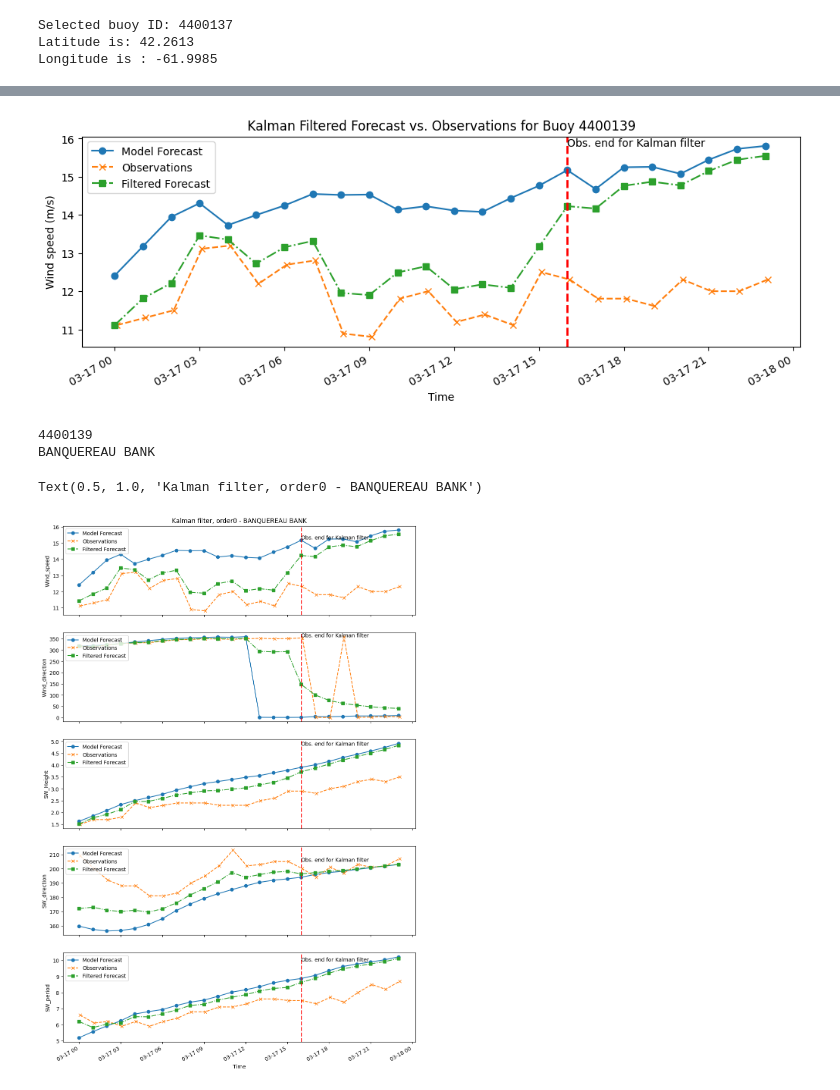
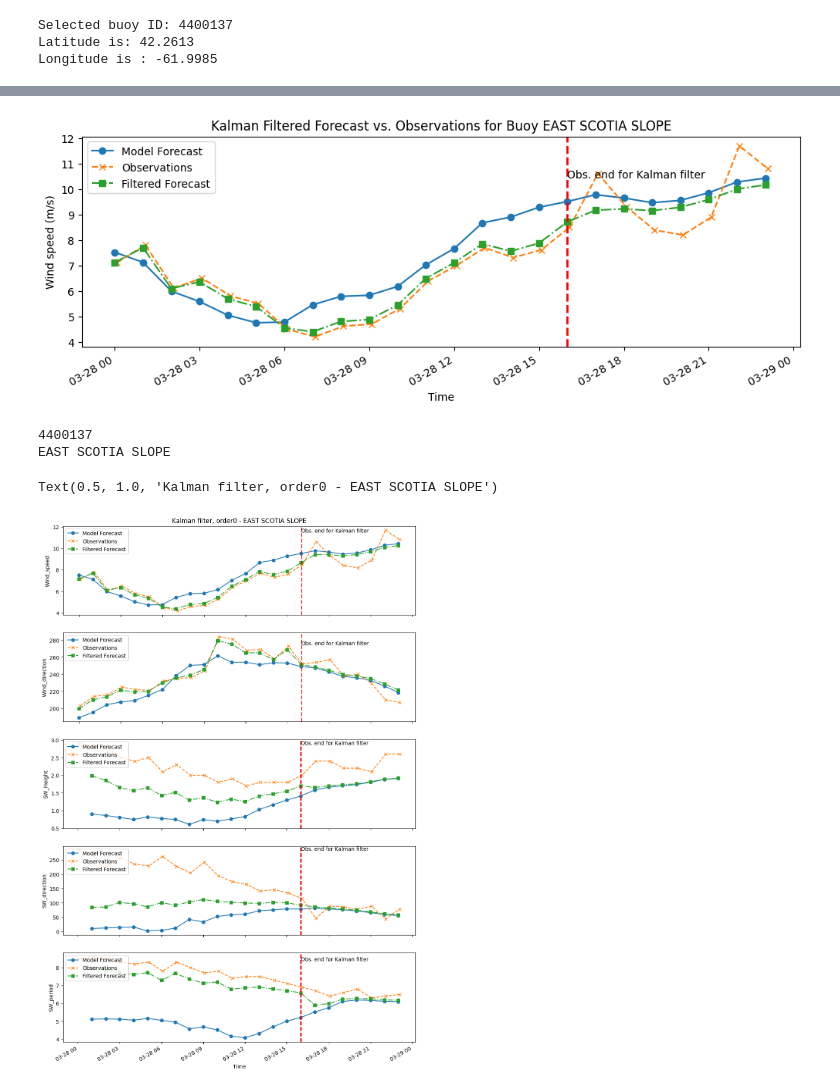
Before and after one commit to jclary-31/Wave_forecast_postprocessing, a Jupyter notebook: Wave.ipynb, the cells around one changed output, grey strips where cells are left out. Cells and saved outputs as stored; diff of their text form; code cells hidden in the pictures.

```diff
--- a/Wave.ipynb
+++ b/Wave.ipynb
@@ -460,9 +460,17 @@ for i in range(len(buoy_ids)):
 
   vec.append(obs)
 
-ds_buoy=xr.concat(vec,dim='buoy_id',join='outer')
-ds_buoy['time']=pd.to_datetime(ds_buoy['time']).tz_localize('UTC')
-ds_buoy
+try:
+  ds_buoy=xr.concat(vec,dim='buoy_id',join='outer')
+except:
+  vec2=[]
+  for v in vec:
+    v['time']=pd.to_datetime(v['time']).tz_localize(None)
+    vec2.append(v)
+  ds_buoy=xr.concat(vec2,dim='buoy_id',join='outer')
+
+#ds_buoy['time']=pd.to_datetime(ds_buoy['time']).tz_localize('UTC')
+#ds_buoy
 
 #buoy_ids
 # %% [output]
@@ -1593,7 +1628,8 @@ np.datetime64('2026-03-17T00:00:00.000000000')
 ############### To create forecast , state muste be state=[x, xprime]!!!!
 
 #let says next x=x+dt*vel where vel=slope=derivate relatively to time
-i=1
+i0=0
+i=0
 
 print(buoy_ids[i])
 print(stations_name[i])
@@ -1660,10 +1696,10 @@ kf.R = np.array([[R]])  # Measurement noise covariance
 kf_states = []
 kf_times = []
 
-for i in range(num_steps):
+for j in range(num_steps):
 
     # Update the predicted state (kf.x) to be the current forecast
-    kf.x = np.array(forecasts[i])
+    kf.x = np.array(forecasts[j])
 
 
     # Kalman filter prediction based on previous state
@@ -1671,13 +1707,13 @@ for i in range(num_steps):
 
 
     # Kalman Filter update with measurement
-    if i < end_step:#len(observations):
-      obs_actual = observations[i]
+    if j < end_step:#len(observations):
+      obs_actual = observations[j]
       kf.update(np.array(obs_actual))# update only if obs
 
 
     kf_states.append(kf.x)
-    kf_times.append(forecast_data['time'].isel(time=i).values)
+    kf_times.append(forecast_data['time'].isel(time=j).values)
 
 
 #print(kf.x)
@@ -1693,7 +1729,7 @@ ax.plot(kf_times, kf_states, label='Filtered Forecast', marker='s', linestyle='-
 plt.axvline(x=kf_times[end_step], color='r', linestyle='--', linewidth=2)
 ax.text(kf_times[end_step],np.max(forecasts),'Obs. end for Kalman filter')
 
-ax.set_title(f'Kalman Filtered Forecast vs. Observations for Buoy {buoy_id}')
+ax.set_title(f'Kalman Filtered Forecast vs. Observations for Buoy {stations_name[i]}')
 ax.set_xlabel('Time')
 ax.set_ylabel('Wind speed (m/s)')
 ax.legend(loc='upper left')
@@ -1734,20 +1770,20 @@ kf.R = np.array([[R]])  # Measurement noise covariance
 kf_states = []
 kf_times = []
 
-for i in range(num_steps):
+for j in range(num_steps):
 
     # Update the predicted state (kf.x) to be the current forecast
-    kf.x = np.array(forecasts[i])
+    kf.x = np.array(forecasts[j])
 
     # Kalman filter prediction based on previous state
     kf.predict()
 
     # Kalman Filter update with measurement
-    if i < end_step:#len(observations):
-      obs_actual = observations[i]
+    if j < end_step:#len(observations):
+      obs_actual = observations[j]
       kf.update(np.array(obs_actual))# update only if obs
     else:
-      wei_obs=1/(1+i-end_step)# this is not the best 1/m is harsh # just to try something
+      wei_obs=1/(1+j-end_step)# this is not the best 1/m is harsh # just to try something
       kf.update(np.array(
                 np.nansum(
                     [obs_actual *wei_obs,  kf.x[0]]
@@ -1757,7 +1793,7 @@ for i in range(num_steps):
 
 
     kf_states.append(kf.x)
-    kf_times.append(forecast_data['time'].isel(time=i).values)
+    kf_times.append(forecast_data['time'].isel(time=j).values)
 
 
 
@@ -1770,7 +1806,7 @@ ax.plot(kf_times, kf_states, label='Filtered Forecast', marker='s', linestyle='-
 plt.axvline(x=kf_times[end_step], color='r', linestyle='--', linewidth=2)
 ax.text(kf_times[end_step],np.max(forecasts),'Obs. end for Kalman filter')
 
-ax.set_title(f'Kalman Filtered Forecast vs. Observations for Buoy {buoy_id}')
+ax.set_title(f'Kalman Filtered Forecast vs. Observations for Buoy {stations_name[i]}')
 ax.set_xlabel('Time')
 ax.set_ylabel('Wind speed (m/s)')
 ax.legend(loc='upper left')
@@ -1779,7 +1815,7 @@ ax.legend(loc='upper left')
 # Auto-format x-axis dates to prevent overlap
 fig.autofmt_xdate()
 # %% [output]
-[figure, old version]
+[figure, new version]
 # %%
 ### create a multi sensor kalman filter of degree 0, meaning # degree1 is x'=x+v*deltat
 #############THIS IS FILTER ########
@@ -1904,31 +1940,31 @@ def KF_figure(observed_data,forecast_data,kf_states,kf_times,keys):
 # %%
  ###############test if KF_multidim give the same as previous test, wih one variable
 
 keys=['Wind_speed','Wind_direction','SW_Height','SW_direction','SW_period']
 
-i=1
+i=i0
 buoy_id=int(buoy_ids[i])
 print(buoy_ids[i])
 print(stations_name[i])
 
 observed_data = ds_buoy.sel(buoy_id=buoy_id)
 forecast_data = ds_extract.sel(buoy_id=buoy_id)
 
 kf_states=[]
 for key in keys:
   kf_state,kf_times  = KF_order0(observed_data,forecast_data,[key],end_step)
   kf_states.append(kf_state)
 
 kf_states=np.hstack(kf_states)
 figur=KF_figure(observed_data,forecast_data,kf_states,kf_times,keys)
 
 figur.axes[0].set_title('Kalman filter, order0 - '+ stations_name[i])
 #figur.savefig('test_kf_order0.jpg')
 # %% [output]
-4400139
-BANQUEREAU BANK
+4400137
+EAST SCOTIA SLOPE
-Text(0.5, 1.0, 'Kalman filter, order0 - BANQUEREAU BANK')
+Text(0.5, 1.0, 'Kalman filter, order0 - EAST SCOTIA SLOPE')
-[figure, old version]
+[figure, new version]
 # %%
 #####consider multiples variables!
 # ... nan in forecast for one variable seems to propagate to others
```
Also changed, not shown: parts of 36 cells of this notebook.
